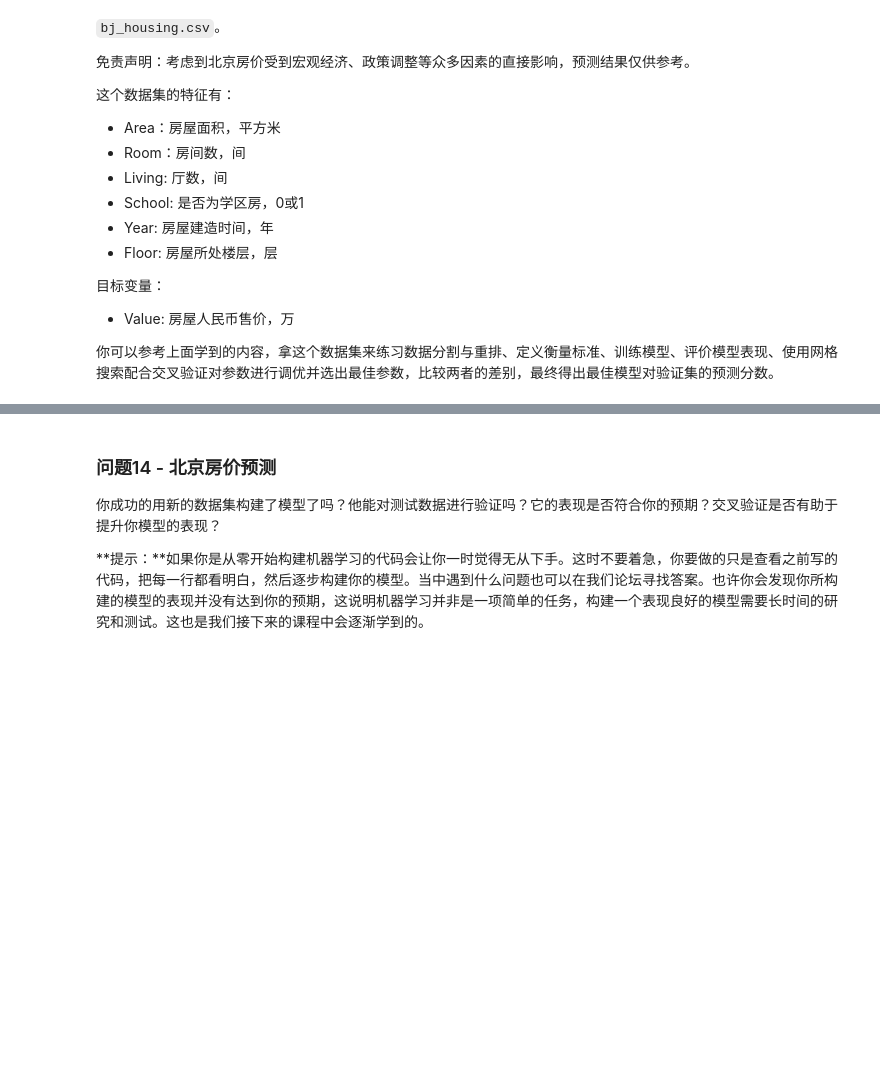
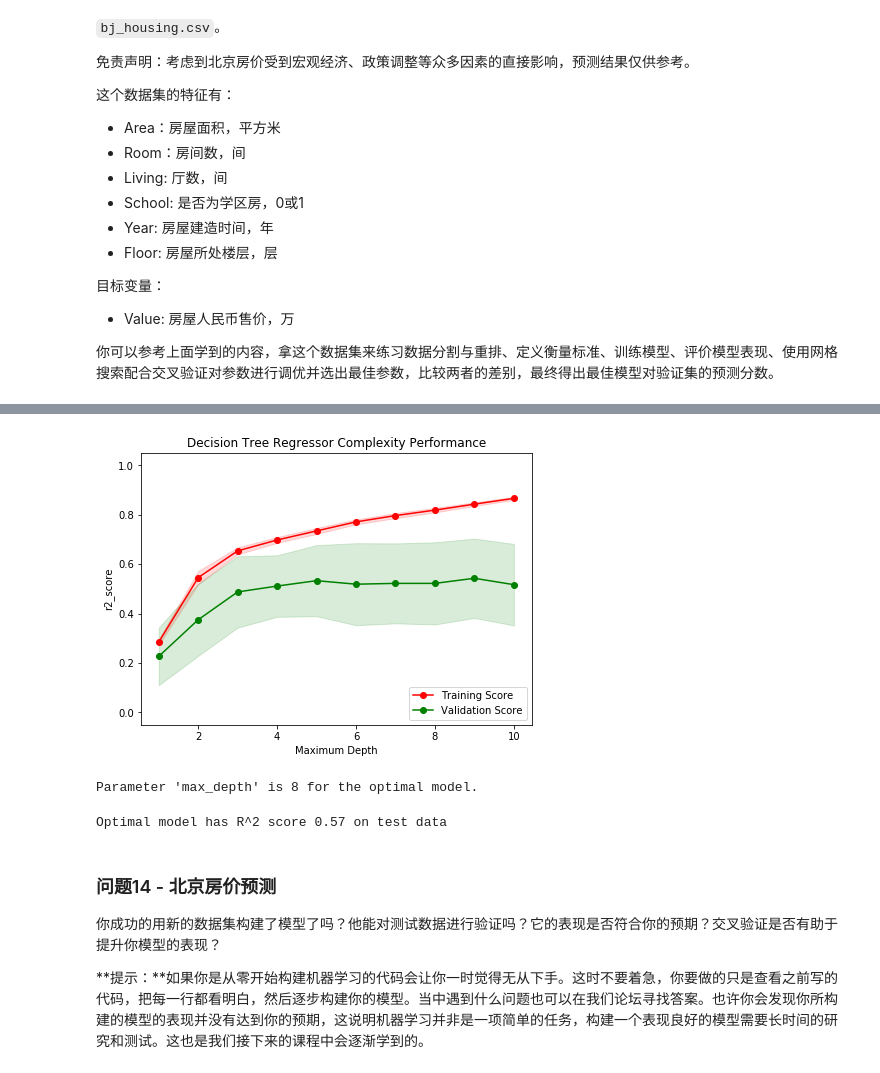
Before and after one commit to zhao8oahc/BostonHousing, a Jupyter notebook: boston_housing.ipynb, the cells around one changed output, grey strips where cells are left out. Drawn from its saved outputs; the diff is of its cells as text; code cells hidden in the pictures; blank space fills up the shorter version.

```diff
--- a/boston_housing.ipynb
+++ b/boston_housing.ipynb
@@ -510,0 +529,29 @@ Range in prices: $20,959.06
+# %%
+# TODO 6
+
+# 你的代码
+
+# 载入北京房屋的数据集
+bj_data = pd.read_csv('bj_housing.csv')
+bj_prices = bj_data['Value']
+bj_features = bj_data.drop('Value', axis = 1)
+
+print "Beijing housing dataset has {} data points with {} variables each.\n".format(*data.shape)
+
+
+minimum_bj_price = np.min(bj_prices)
+
+maximum_bj_price = np.max(bj_prices)
+
+mean_bj_price = np.mean(bj_prices)
+
+median_bj_price = np.median(bj_prices)
+
+std_bj_price = np.std(bj_prices)
+
+print "Statistics for Beijing housing dataset:\n"
+print "Minimum price: ${:,.2f}".format(minimum_bj_price)
+print "Maximum price: ${:,.2f}".format(maximum_bj_price)
+print "Mean price: ${:,.2f}".format(mean_bj_price)
+print "Median price ${:,.2f}".format(median_bj_price)
+print "Standard deviation of prices: ${:,.2f}".format(std_bj_price)
@@ -510,0 +580,3 @@ Range in prices: $20,959.06
+# %%
+X_train, X_test, y_train, y_test = train_test_split(
+                                    bj_features, bj_prices,test_size=0.2,random_state=4)
@@ -511,3 +602,22 @@ Range in prices: $20,959.06
+# %%
+vs.ModelComplexity(X_train, y_train)
+# %% [output]
+[figure, added]
+# %%
+optimal_reg = fit_bj_model(X_train, y_train)
+
+# 输出最优模型的 'max_depth' 参数
+print "Parameter 'max_depth' is {} for the optimal model.".format(optimal_reg.get_params()['max_depth'])
+# %% [output]
+Parameter 'max_depth' is 8 for the optimal model.
+# %%
+y_predict = optimal_reg.predict(X_test)
+
+r2 = performance_metric(y_test,y_predict)
+
+print "Optimal model has R^2 score {:,.2f} on test data".format(r2)
+# %% [output]
+Optimal model has R^2 score 0.57 on test data
 # %% [markdown]
 ### 问题14 - 北京房价预测
 你成功的用新的数据集构建了模型了吗？他能对测试数据进行验证吗？它的表现是否符合你的预期？交叉验证是否有助于提升你模型的表现？
```
Also changed, not shown: parts of 20 cells of this notebook, 1 other file.
